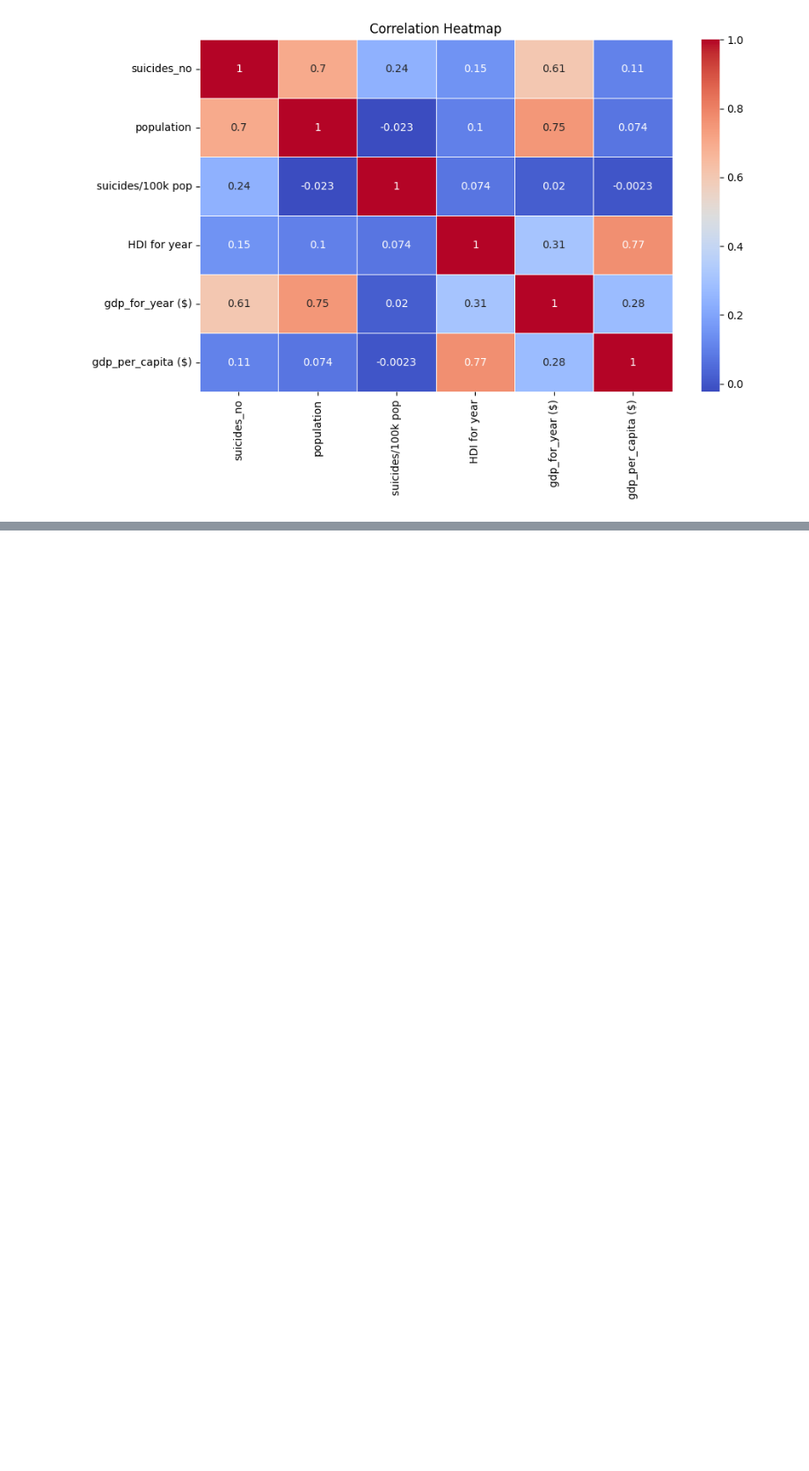
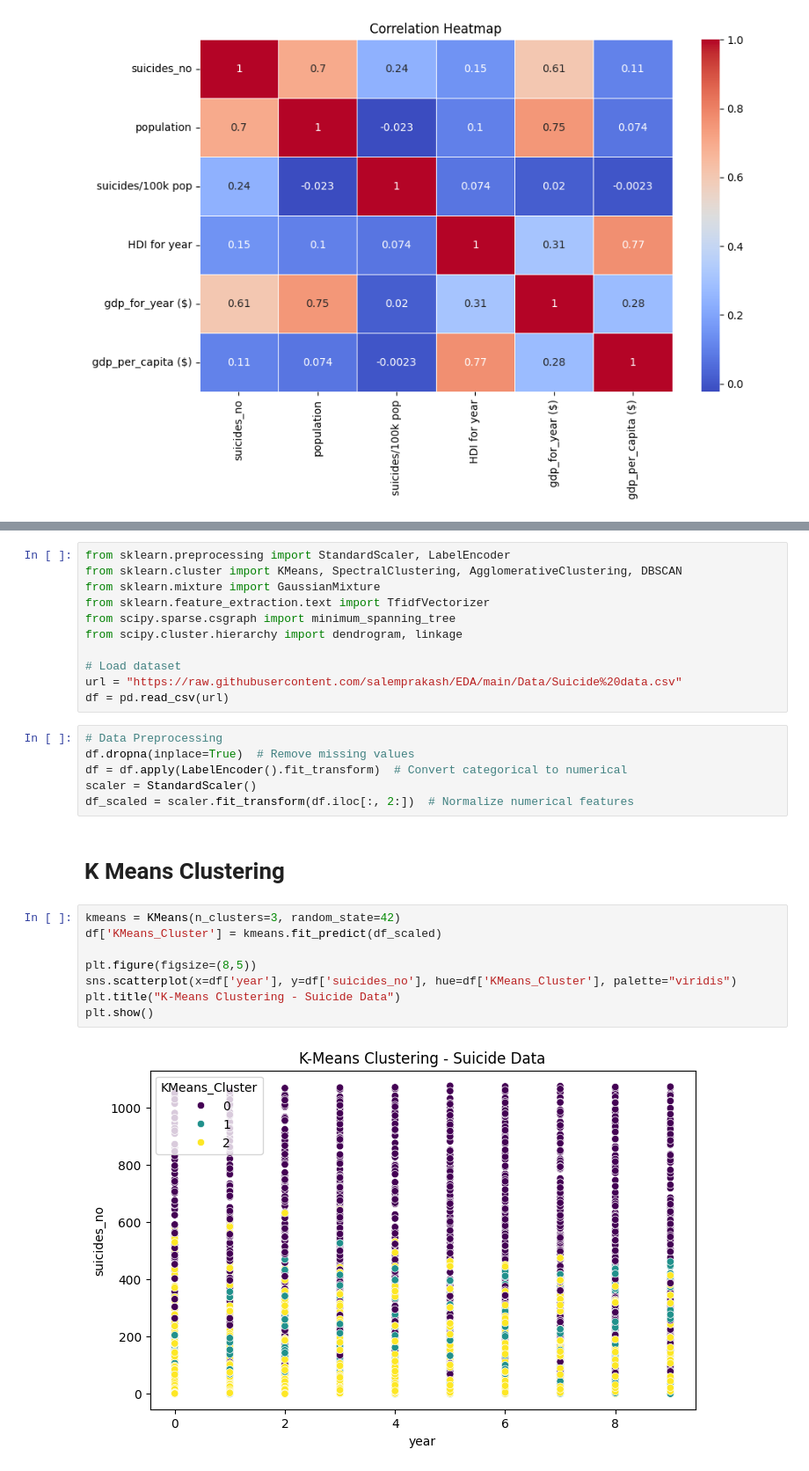
Before and after one commit to SubhayanSinha/21BDS0114_ML, a Jupyter notebook: 21BDS0114.ipynb, the cells around one changed output, grey strips where cells are left out. Shown at 88% size. Saved outputs shown, nothing was run; the diff lists cells and outputs as text; blank space fills up the shorter version.

```diff
--- a/21BDS0114.ipynb
+++ b/21BDS0114.ipynb
@@ -325,0 +326,29 @@ Name: predicted_mean, dtype: float64
+# %%
+from sklearn.preprocessing import StandardScaler, LabelEncoder
+from sklearn.cluster import KMeans, SpectralClustering, AgglomerativeClustering, DBSCAN
+from sklearn.mixture import GaussianMixture
+from sklearn.feature_extraction.text import TfidfVectorizer
+from scipy.sparse.csgraph import minimum_spanning_tree
+from scipy.cluster.hierarchy import dendrogram, linkage
+
+# Load dataset
+url = "https://raw.githubusercontent.com/salemprakash/EDA/main/Data/Suicide%20data.csv"
+df = pd.read_csv(url)
+# %%
+# Data Preprocessing
+df.dropna(inplace=True)  # Remove missing values
+df = df.apply(LabelEncoder().fit_transform)  # Convert categorical to numerical
+scaler = StandardScaler()
+df_scaled = scaler.fit_transform(df.iloc[:, 2:])  # Normalize numerical features
+# %% [markdown]
+# **K Means Clustering**
+# %%
+kmeans = KMeans(n_clusters=3, random_state=42)
+df['KMeans_Cluster'] = kmeans.fit_predict(df_scaled)
+
+plt.figure(figsize=(8,5))
+sns.scatterplot(x=df['year'], y=df['suicides_no'], hue=df['KMeans_Cluster'], palette="viridis")
+plt.title("K-Means Clustering - Suicide Data")
+plt.show()
+# %% [output]
+[figure, added]
```
Also changed, not shown: parts of 16 cells of this notebook.
